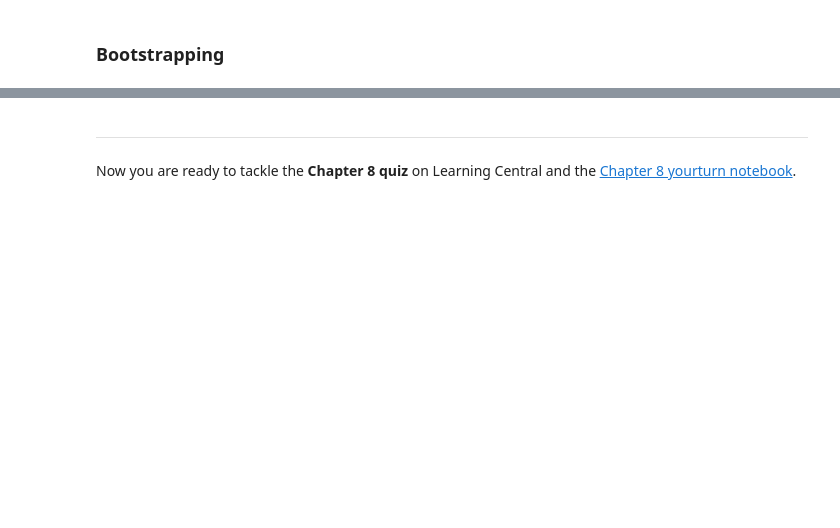
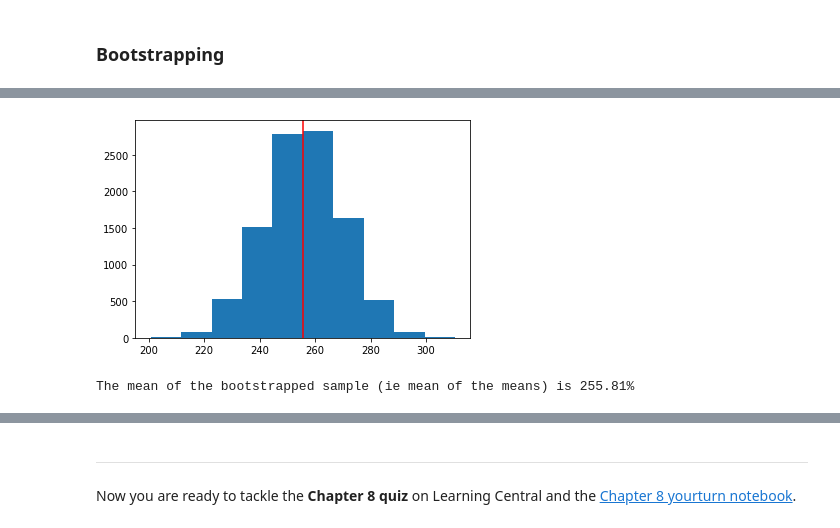
Before and after one commit to philrelton/Data-Analysis-2022, a Jupyter notebook: blended_exercises/Chapter 8/Chapter8.ipynb, the cells around one changed output, grey strips where cells are left out. Cells and saved outputs as stored; diff of their text form; code cells hidden in the pictures; blank space fills up the shorter version.

```diff
--- a/blended_exercises/Chapter 8/Chapter8.ipynb
+++ b/blended_exercises/Chapter 8/Chapter8.ipynb
@@ -586,0 +703,20 @@ This means that some numbers will be duplicated, and some will be missing entire
+# %%
+# now for bootstrap
+
+# set up an empty array
+sample_mean = []
+N_boot=10000
+
+# let's do N samples and work out the mean for each sample
+for _ in range(N_boot):
+    sample_n = np.random.choice(sample, size=100) # recreate our "experiment" of 100 data points N times
+    sample_mean.append(np.mean(sample_n)) # now work out the means
+
+plt.hist(sample_mean)
+plt.axvline(np.mean(sample_mean),c='red')
+plt.show()
+
+print('The mean of the bootstrapped sample (ie mean of the means) is {:.2f}%'.format(np.mean(sample_mean)))
+# %% [output]
+[figure, added]
+The mean of the bootstrapped sample (ie mean of the means) is 255.81%
```
Also changed, not shown: parts of 18 cells of this notebook, 1 other file.
